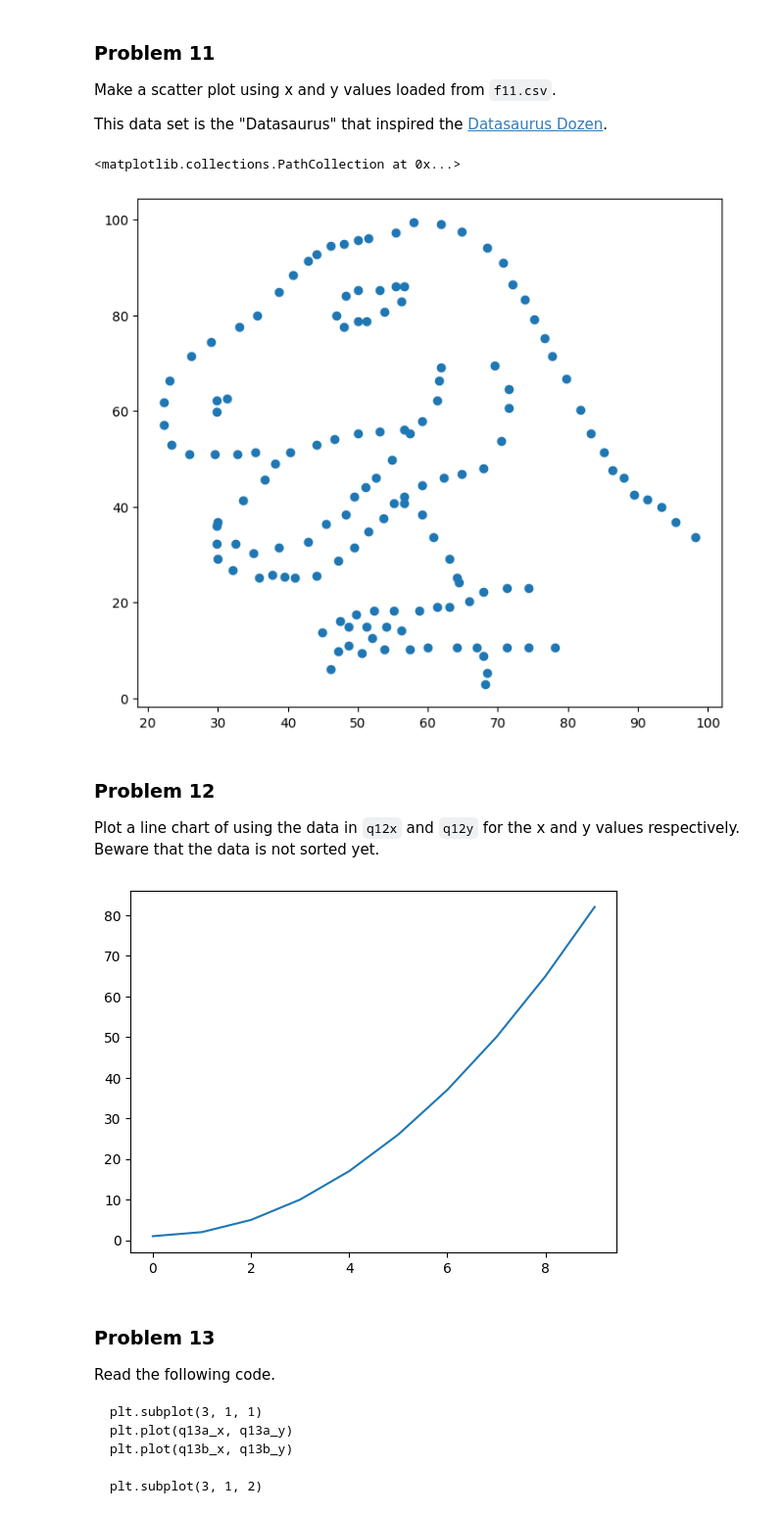
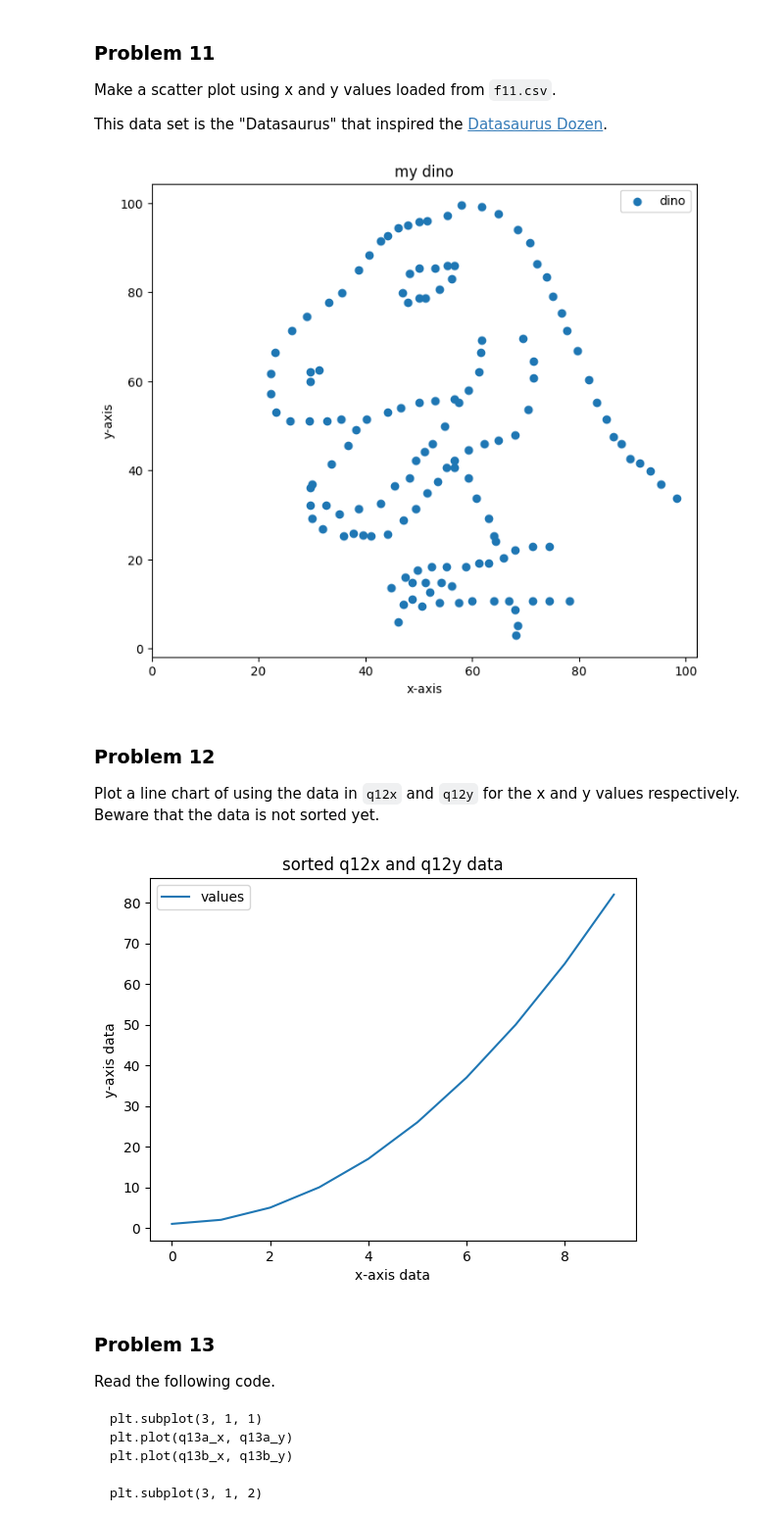
Before and after one commit to tware5-star/dx602-homework-05, a Jupyter notebook: homework.ipynb, the cells around one changed output. Shown at 98% size. Drawn from its saved outputs; the diff is of its cells as text; code cells hidden in the pictures.

```diff
--- a/homework.ipynb
+++ b/homework.ipynb
@@ -326,10 +348,14 @@ dino_data = df[df["dataset"] == 'dino'].copy()
 
 
 plt.figure(figsize=(8,7))
-plt.scatter(dino_data['x'],dino_data['y'])
+plt.scatter(dino_data['x'],dino_data['y'],label='dino')
+plt.title('my dino')
+plt.xlim(0)
+plt.xlabel('x-axis')
+plt.ylabel('y-axis')
+plt.legend();
 # %% [output]
-<matplotlib.collections.PathCollection at 0x...>
-[figure, old version]
+[figure, new version]
 # %% [markdown]
 ### Problem 12
 
@@ -343,9 +369,13 @@ q12y = [x**2 + 1 for x in q12x]
 # %%
 # YOUR CHANGES HERE
 
-plt.plot(sorted(q12x),sorted(q12y));
+plt.plot(sorted(q12x),sorted(q12y),label='values')
+plt.title('sorted q12x and q12y data')
+plt.xlabel('x-axis data')
+plt.ylabel('y-axis data')
+plt.legend();
 # %% [output]
-[figure, old version]
+[figure, new version]
 # %% [markdown]
 ### Problem 13
 
```
Also changed, not shown: parts of 19 cells of this notebook, 1 other file.
